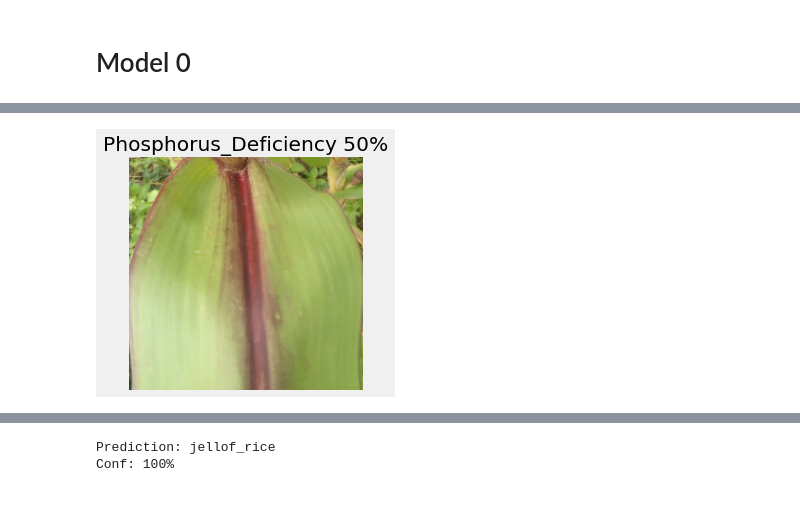
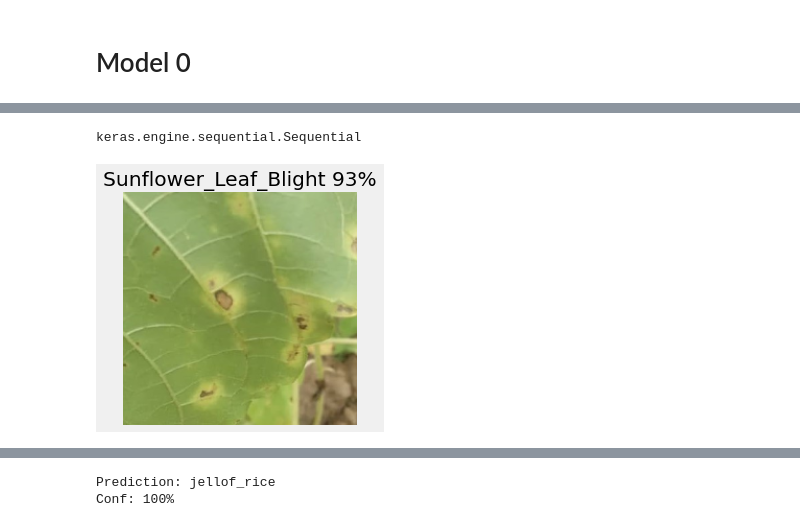
Before and after one commit to benjaminogbonna/plant_disease_identification, a Jupyter notebook: plant_disease_identification.ipynb, the cells around one changed output, grey strips where cells are left out. Drawn from its saved outputs; the diff is of its cells as text; code cells hidden in the pictures.

Commit message:
updated notebook and paper

```diff
--- a/plant_disease_identification.ipynb
+++ b/plant_disease_identification.ipynb
@@ -43,10 +48,11 @@ from helper_functions import plot_loss_curves, unzip_data, compare_historys, wal
 
 # face_data2 = '/content/drive/MyDrive/Colab Notebooks/Face_expression_recognition_project/face_expression/face_expression.zip'
 # unzip_data(face_data2)
+# /content/drive/MyDrive/Colab Notebooks/plant_disease_identification/data
 
 
-train_dir = 'data/train'
-validation_dir = 'data/validation'
+train_dir = '/content/drive/MyDrive/Colab Notebooks/plant_disease_identification/data/train'
+validation_dir = '/content/drive/MyDrive/Colab Notebooks/plant_disease_identification/data/validation'
 # %%
 import os
 from PIL import Image
@@ -79,7 +87,7 @@ There are 0 directories and 11 images in 'data\validation\phosphorus_deficiency'
 # %%
 # Get the class names (programmatically, this is much more helpful with a longer list of classes)
 
-data_dir = pathlib.Path("data/train/")
+data_dir = pathlib.Path(train_dir)
 class_names = np.array(sorted([item.name for item in data_dir.glob('*')]))
 print(class_names)
 # %% [output]
@@ -204,0 +212,3 @@ saved_model.evaluate(valid_data)
+# %%
+test_m = tf.keras.models.load_model('/content/drive/MyDrive/Colab Notebooks/plant_disease_identification/saved_models/model_0.h5')
+test_m.evaluate(valid_data)
@@ -205,3 +218,7 @@ saved_model.evaluate(valid_data)
+# %%
+type(test_m)
+# %% [output]
+keras.engine.sequential.Sequential
 # %%
 c = ['abacha', 'boli', 'jellof_rice', 'suya']
 cuisines = {
@@ -237,9 +254,9 @@ def plot_and_pred(model, filename, img_shape=224):
     return pred_class
 # %%
 # plt.figure(figsize=(5, 5))
-p = plot_and_pred(saved_model, 'test3.jpg')
+p = plot_and_pred(test_m, 'test5.jpg')
 # %% [output]
-[figure, old version]
+[figure, new version]
 # %%
 pd.DataFrame(history_0.history).plot(figsize=(10, 7))
 # %% [output]
```
Also changed, not shown: parts of 31 cells of this notebook, 1 other file.
